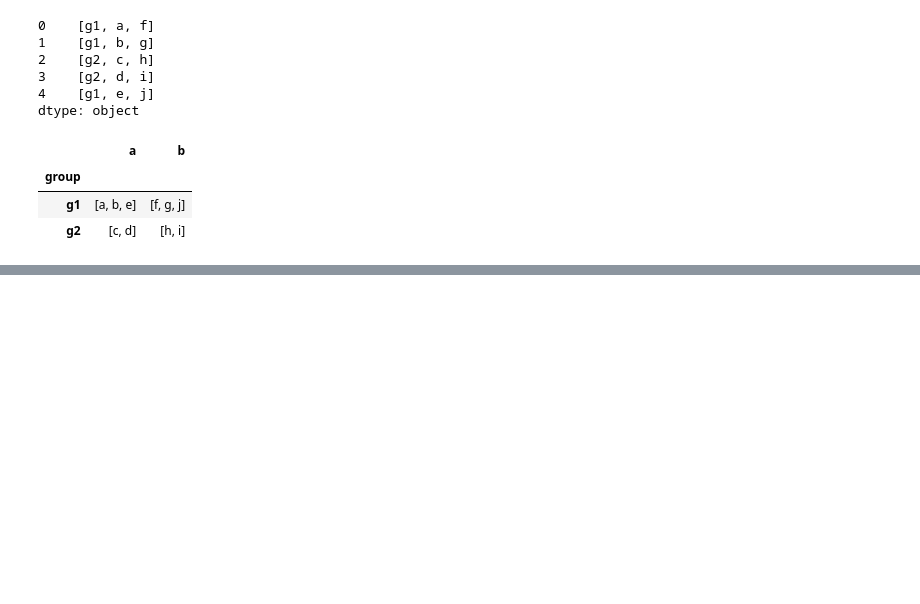
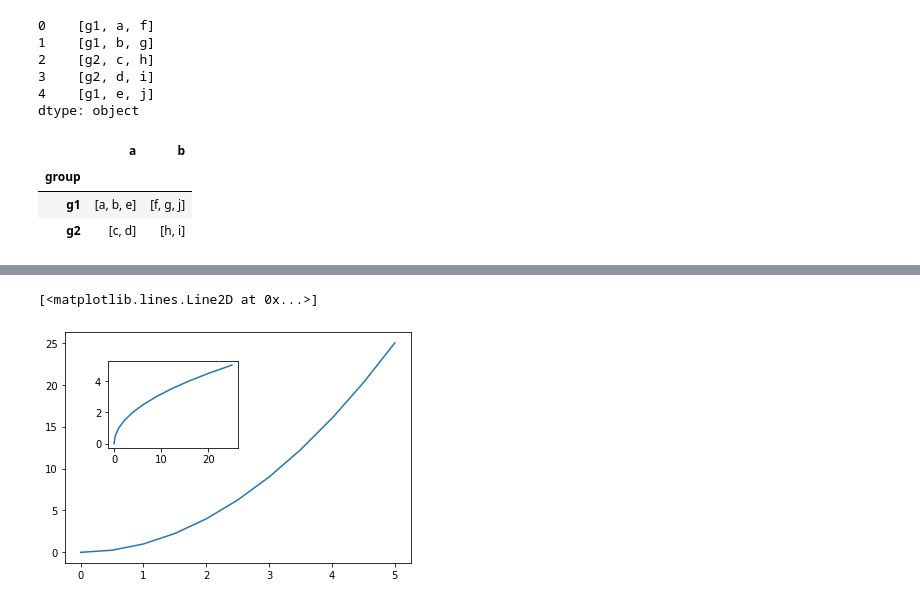
Before and after one commit to moritzwilksch/DataScienceEducation, a Jupyter notebook: JosePortilla-PythonForDS/Notes-PythonForDS.ipynb, the cells around one changed output, grey strips where cells are left out. Drawn from its saved outputs; the diff is of its cells as text; code cells hidden in the pictures; blank space fills up the shorter version.

```diff
--- a/JosePortilla-PythonForDS/Notes-PythonForDS.ipynb
+++ b/JosePortilla-PythonForDS/Notes-PythonForDS.ipynb
@@ -159,0 +196,9 @@ df.groupby("group").agg(lambda x: list(x))
+# %%
+fig = plt.figure()
+ax1 = fig.add_axes([0.1, 0.1, 0.8, 0.8])
+ax1.plot(x,y)
+ax2 = fig.add_axes([0.2, 0.5, 0.3, 0.3])
+ax2.plot(y,x)
+# %% [output]
+[<matplotlib.lines.Line2D at 0x...>]
+[figure, added]
```
Also changed, not shown: parts of 23 cells of this notebook.
